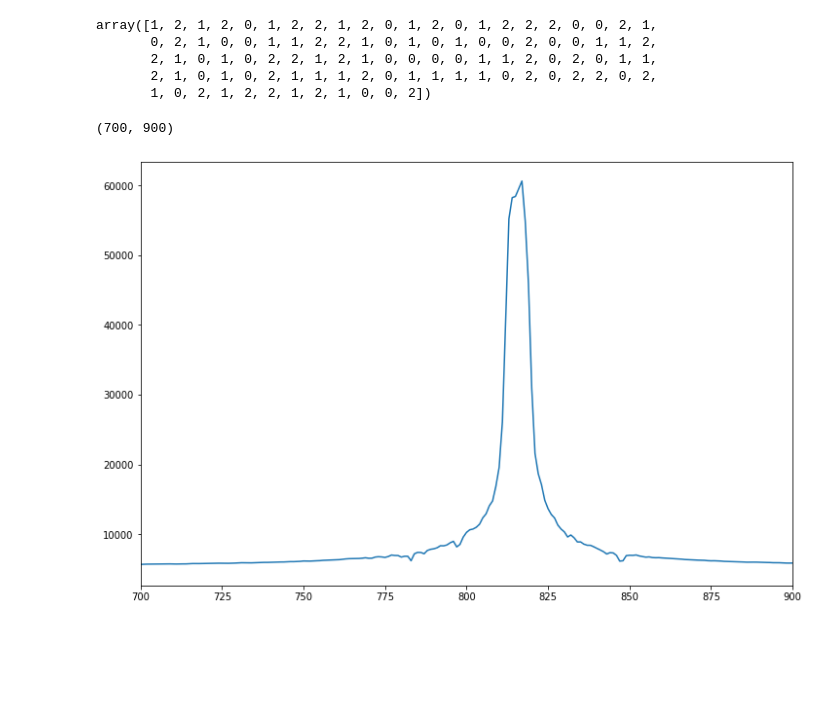
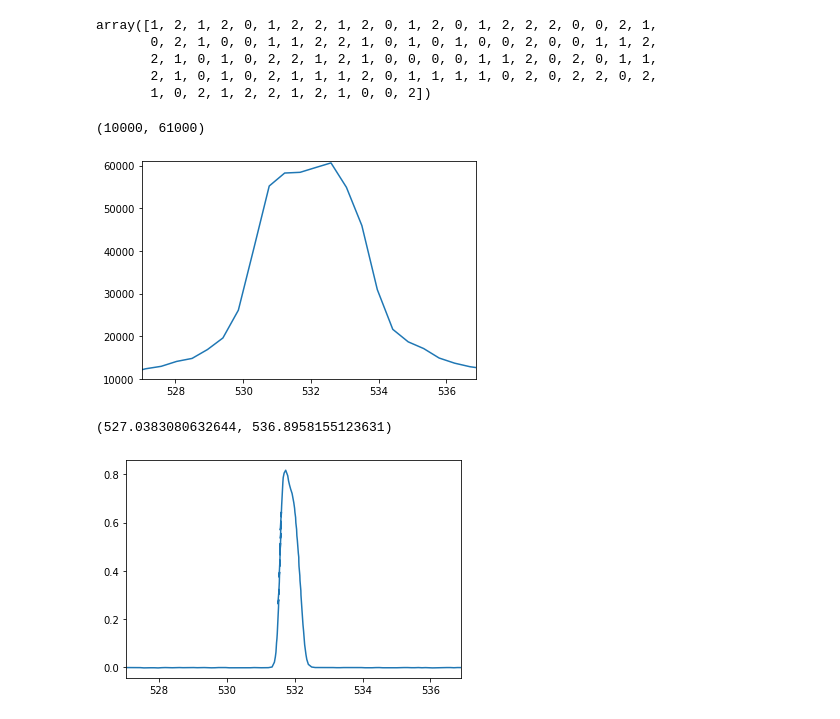
Before and after one commit to JerryLiuMY/OPMD, a Jupyter notebook: src/Test.ipynb, the cells around one changed output. Cells and saved outputs as stored; diff of their text form; code cells hidden in the pictures; blank space fills up the shorter version.

```diff
--- a/src/Test.ipynb
+++ b/src/Test.ipynb
@@ -329,5 +329,17 @@ array([1, 2, 1, 2, 0, 1, 2, 2, 1, 2, 0, 1, 2, 0, 1, 2, 2, 2, 0, 0, 2, 1,
        1, 0, 2, 1, 2, 2, 1, 2, 1, 0, 0, 2])
 # %%
 import pickle
+import numpy as np
+import matplotlib.pyplot as plt
 with open('/Users/mingyu/Desktop/OPMD_Mingyu/random/20th_Feb/datas.pickle', 'rb') as handle:
     specs = pickle.load(handle)
+with open('/Users/mingyu/Desktop/OPMD_Mingyu/random/20th_Feb/wls.pickle', 'rb') as handle:
+    wls = pickle.load(handle)
+spec = np.mean(specs, axis=0)
+
+plt.plot(wls, spec)
+plt.xlim(527.0, 536.89)
+plt.ylim(10000, 61000)
+# %% [output]
+(10000, 61000)
+[figure, added]
@@ -336,7 +346,11 @@ spec = np.mean(specs, axis=0)
-# %%
-import matplotlib.pyplot as plt
-plt.plot(spec)
-plt.xlim(700, 900)
-# %% [output]
-(700, 900)
-[figure, removed]
+# %%
+import pandas as pd
+import matplotlib.pyplot as plt
+import numpy as np
+content = pd.read_csv('/Users/mingyu/Desktop/Default_Dataset.csv', header=None)
+wls, Is = content[0], content[1]
+plt.plot(wls, Is)
+plt.xlim(min(wls), max(wls))
+# %% [output]
+(527.0383080632644, 536.8958155123631)
+[figure, added]
```
Also changed, not shown: parts of 9 cells of this notebook, 4 other files.
